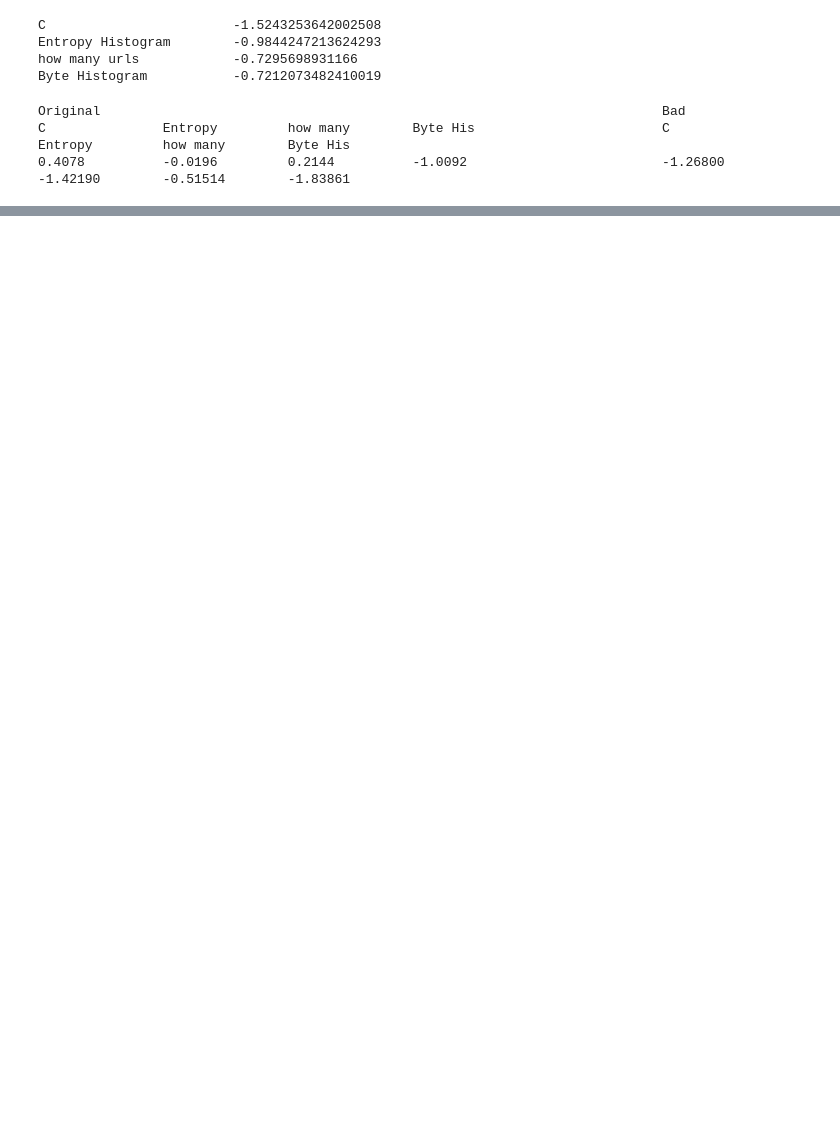
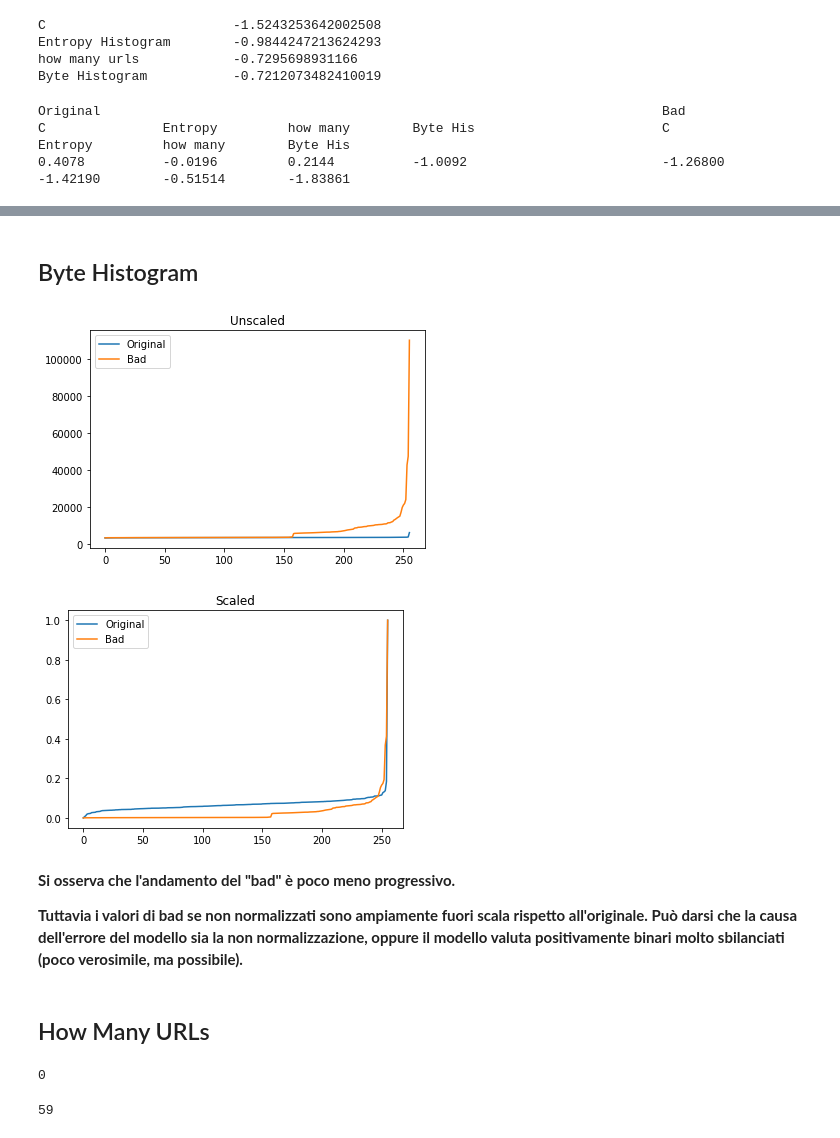
Before and after one commit to monkeyspirit/wirenet-again, a Jupyter notebook: Feature_analysis.ipynb, the cells around one changed output, grey strips where cells are left out. Saved outputs shown, nothing was run; the diff lists cells and outputs as text; code cells hidden in the pictures; blank space fills up the shorter version.

Commit message:
Adding explanation of the error of the model.

```diff
--- a/Feature_analysis.ipynb
+++ b/Feature_analysis.ipynb
@@ -243,0 +245,61 @@ features.ByteHistogram.raw_features()
+# %%
+lief_errors = (lief.bad_format, lief.bad_file, lief.pe_error, lief.parser_error, lief.read_out_of_bound, RuntimeError)
+# %%
+tequila_bin = open('Win32.DarkTequila.exe', 'rb').read()
+try:
+    lief_binary = lief.PE.parse(list(tequila_bin))
+except lief_errors as e:
+    print("lief error: ", str(e))
+    lief_binary = None
+except Exception:  # everything else (KeyboardInterrupt, SystemExit, ValueError):
+    raise
+
+
+tequila_bin_bad = open('taquila-bad-classified.exe', 'rb').read()
+try:
+    lief_binary_bad = lief.PE.parse(list(tequila_bin_bad))
+except lief_errors as e:
+    print("lief error: ", str(e))
+    lief_binary_bad = None
+except Exception:  # everything else (KeyboardInterrupt, SystemExit, ValueError):
+    raise
+# %% [markdown]
+## Byte Histogram
+# %%
+b_hist = np.array(features.ByteHistogram().raw_features(tequila_bin, lief_binary))
+b_hist.sort()
+plt.plot(b_hist)
+
+b_hist_bad = np.array(features.ByteHistogram().raw_features(tequila_bin_bad, lief_binary_bad))
+b_hist_bad.sort()
+plt.plot(b_hist_bad)
+plt.legend(['Original', 'Bad'])
+plt.title('Unscaled')
+plt.show()
+
+b_hist = (b_hist-min(b_hist))/(max(b_hist)-min(b_hist))
+plt.plot(b_hist)
+b_hist_bad = (b_hist_bad-min(b_hist_bad))/(max(b_hist_bad)-min(b_hist_bad))
+plt.plot(b_hist_bad)
+plt.legend(['Original', 'Bad'])
+plt.title('Scaled')
+plt.show()
+# %% [output]
+[figure, added]
+[figure, added]
+# %% [markdown]
+**Si osserva che l'andamento del "bad" è poco meno progressivo.**
+
+**Tuttavia i valori di bad se non normalizzati sono ampiamente fuori scala rispetto all'originale. Può darsi che la causa dell'errore del modello sia la non normalizzazione, oppure il modello valuta positivamente binari molto sbilanciati (poco verosimile, ma possibile).**
+# %% [markdown]
+## How Many URLs
+# %%
+urls = features.StringExtractor().raw_features(tequila_bin, lief_binary)['urls']
+print(urls)
+# %% [output]
+0
+# %%
+urls = features.StringExtractor().raw_features(tequila_bin_bad, lief_binary_bad)['urls']
+print(urls)
+# %% [output]
+59
```
Also changed, not shown: parts of 16 cells of this notebook, 1 other file.
